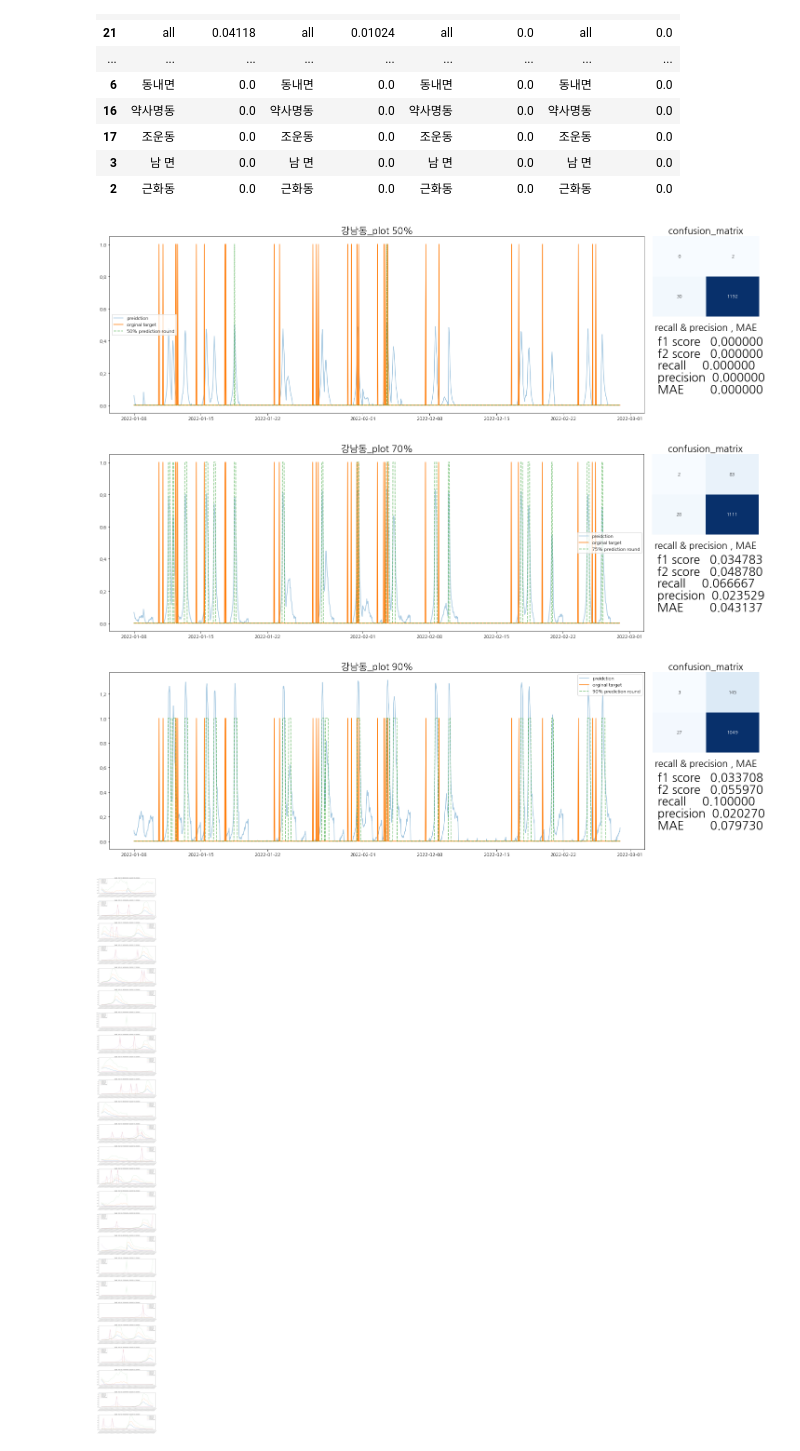
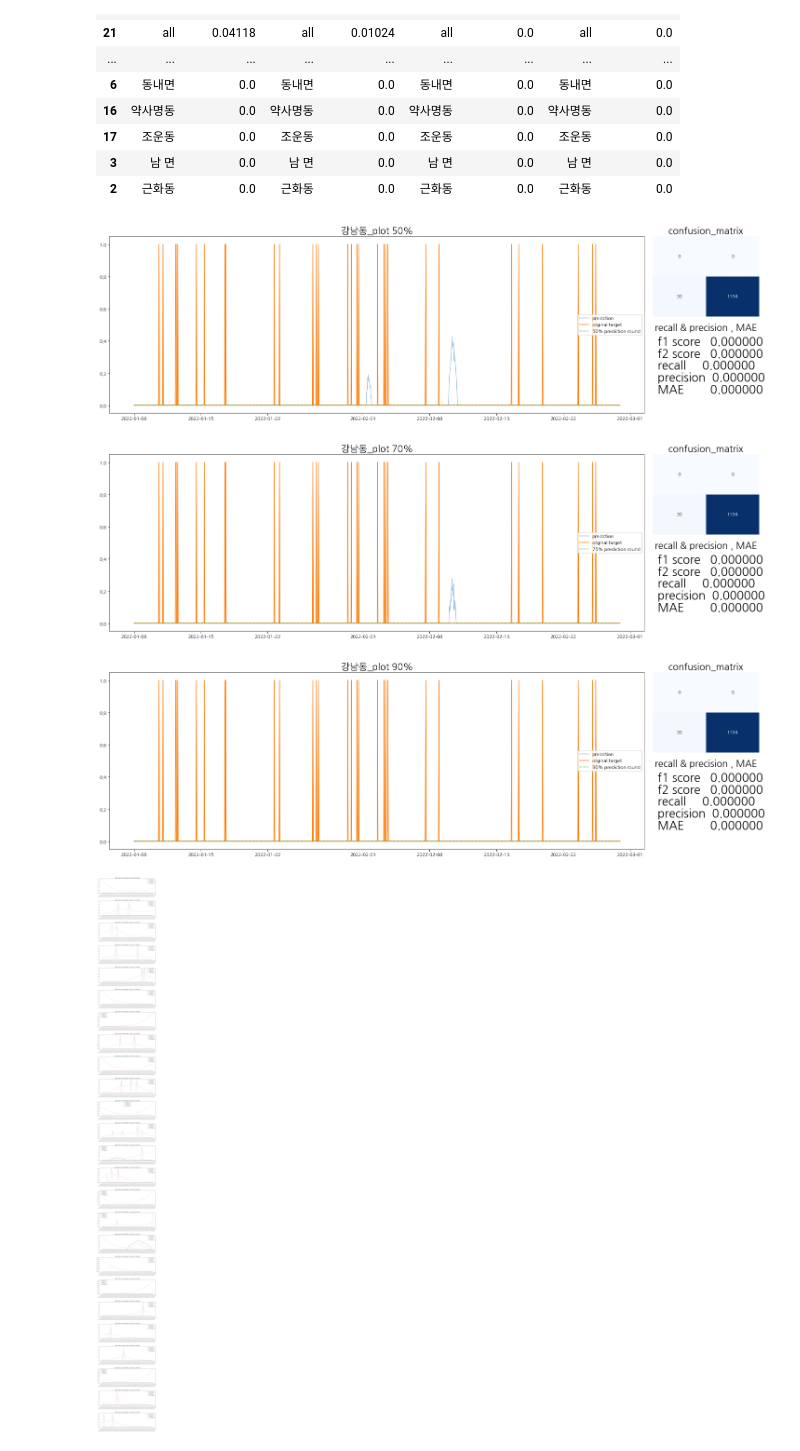
Before and after one commit to sigongjoa/Emergency_Demand, a Jupyter notebook: TFT/2022_12_28_TEST_new_data_training_spatial_aggregate/result_veiw.ipynb, the cells around one changed output. Saved outputs shown, nothing was run; the diff lists cells and outputs as text; code cells hidden in the pictures.

```diff
--- a/TFT/2022_12_28_TEST_new_data_training_spatial_aggregate/result_veiw.ipynb
+++ b/TFT/2022_12_28_TEST_new_data_training_spatial_aggregate/result_veiw.ipynb
@@ -95,13 +95,13 @@ def get_f2(training, tft ,data, ewma_funs, factor):
 # %% [markdown]
 ## result
 # %%
-model_ckpt = 'ckpt/lightning_logs/version_11/checkpoints/epoch=299-step=6000.ckpt'
-factor = 0.3
+model_ckpt = 'ckpt/lightning_logs/version_53/checkpoints/epoch=299-step=6000.ckpt'
+factor = 0.1
 funs = moving_average_alpha_both
 
 train_data = data_processing('nei_train.csv' , factor , funs)
 test_data = data_processing('nei_test.csv' , factor, funs)
-training = get_training(train_data , 24, 24*7)
+training = get_training(train_data,'log' , 24, 24*7)
 tft = TemporalFusionTransformer.load_from_checkpoint(model_ckpt)
 # %%
 get_f2(training, tft ,test_data, funs, factor)
@@ -130,19 +130,19 @@ confusion_matrix_plot50(training, tft ,test_data ,'강남동' , '50%', funs, fac
 confusion_matrix_plot75(training, tft ,test_data ,'강남동' , '70%', funs, factor)
 confusion_matrix_plot90(training, tft ,test_data ,'강남동' , '90%', funs, factor)
 # %% [output]
-[figure, old version]
+[figure, new version]
-[figure, old version]
+[figure, new version]
-[figure, old version]
+[figure, new version]
 # %%
-model_ckpt = 'ckpt/lightning_logs/version_11/checkpoints/epoch=299-step=6000.ckpt'
-factor = 0.3
+model_ckpt = 'ckpt/lightning_logs/version_53/checkpoints/epoch=299-step=6000.ckpt'
+factor = 0.1
 funs = moving_average_alpha_both
 
 train_data = data_processing('nei_train.csv' , factor , funs)
 test_data = data_processing('nei_test.csv' , factor, funs)
-training = get_training(train_data , 24, 24*7)
+training = get_training(train_data,'log' , 24, 24*7)
 tft = TemporalFusionTransformer.load_from_checkpoint(model_ckpt)
 
 prediction_plot_n(training, tft ,test_data, '강남동' , f'emwa : alpha , factor : {factor}' , funs, factor)
 # %% [output]
-[figure, old version]
+[figure, new version]
```
Also changed, not shown: 5 other files.
